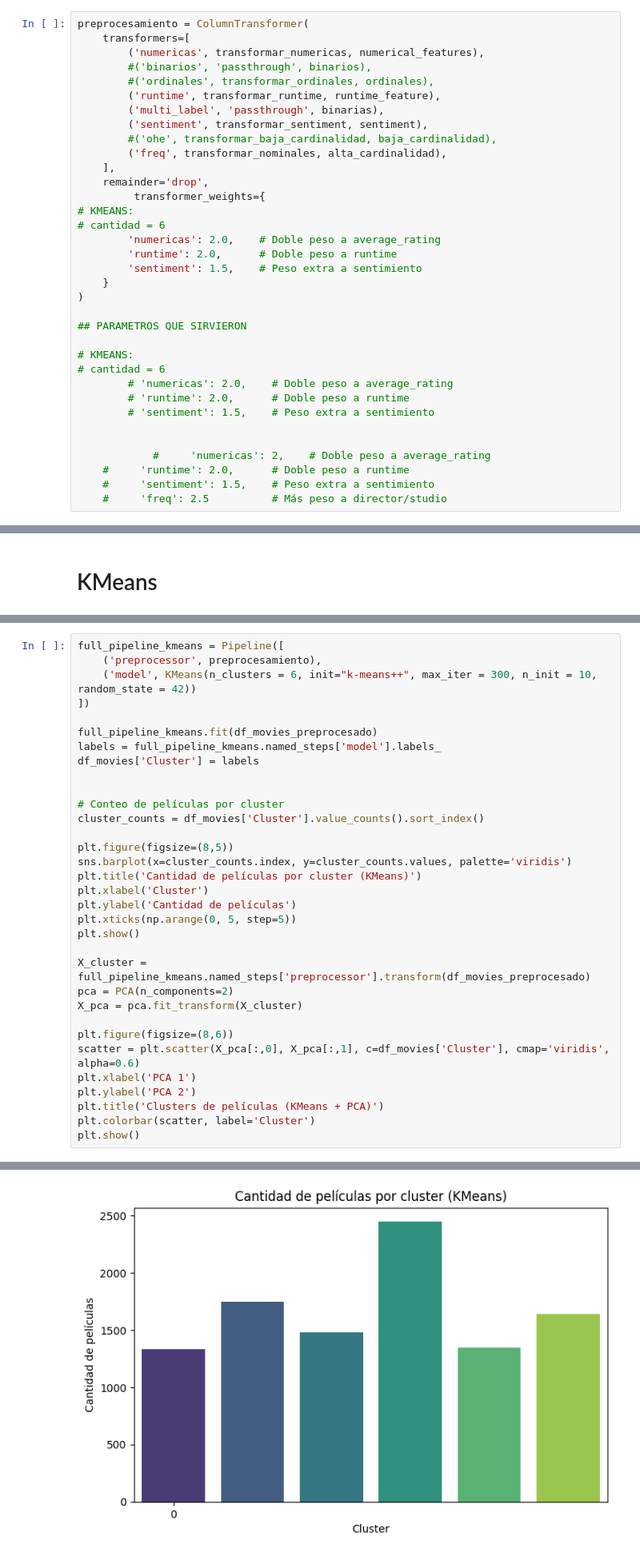
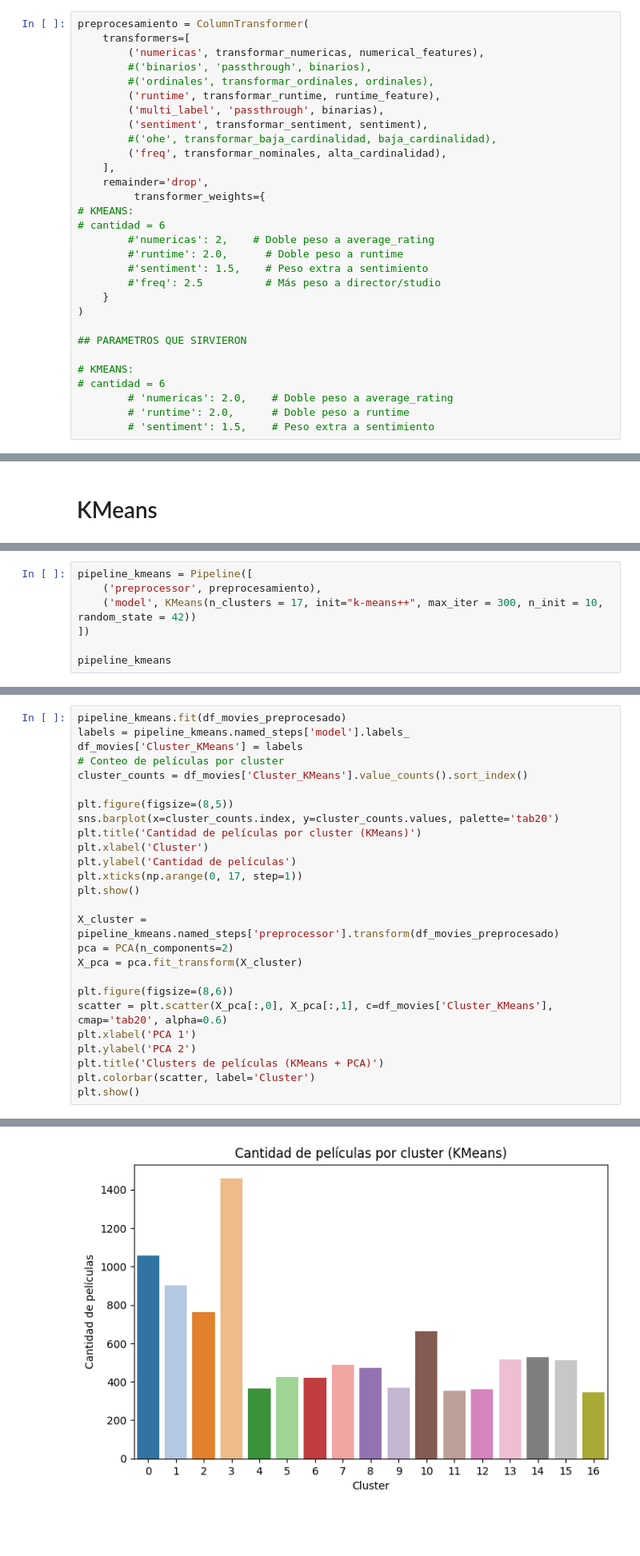
Before and after one commit to SantiagoCasado/Trabajo-Practica-Final, a Jupyter notebook: AdM_TP_codigo.ipynb, the cells around one changed output, grey strips where cells are left out. Shown at 80% size. Saved outputs shown, nothing was run; the diff lists cells and outputs as text; blank space fills up the shorter version.

```diff
--- a/AdM_TP_codigo.ipynb
+++ b/AdM_TP_codigo.ipynb
@@ -300,9 +309,10 @@ preprocesamiento = ColumnTransformer(
          transformer_weights={
 # KMEANS:
 # cantidad = 6
-        'numericas': 2.0,    # Doble peso a average_rating
-        'runtime': 2.0,      # Doble peso a runtime
-        'sentiment': 1.5,    # Peso extra a sentimiento
+        #'numericas': 2,    # Doble peso a average_rating
+        #'runtime': 2.0,      # Doble peso a runtime
+        #'sentiment': 1.5,    # Peso extra a sentimiento
+        #'freq': 2.5          # Más peso a director/studio
     }
 )
 
@@ -313,12 +323,6 @@ preprocesamiento = ColumnTransformer(
         # 'numericas': 2.0,    # Doble peso a average_rating
         # 'runtime': 2.0,      # Doble peso a runtime
         # 'sentiment': 1.5,    # Peso extra a sentimiento
-
-
-            #     'numericas': 2,    # Doble peso a average_rating
-    #     'runtime': 2.0,      # Doble peso a runtime
-    #     'sentiment': 1.5,    # Peso extra a sentimiento
-    #     'freq': 2.5          # Más peso a director/studio
 # %%
 pipeline = Pipeline(
     steps=[('preprocesamiento', preprocesamiento)]
@@ -442,0 +449,7 @@ plt.show()
+# %%
+pipeline_kmeans = Pipeline([
+    ('preprocessor', preprocesamiento),
+    ('model', KMeans(n_clusters = 17, init="k-means++", max_iter = 300, n_init = 10, random_state = 42))
+])
+
+pipeline_kmeans
@@ -443,31 +474,24 @@ plt.show()
 # %%
-full_pipeline_kmeans = Pipeline([
-    ('preprocessor', preprocesamiento),
-    ('model', KMeans(n_clusters = 6, init="k-means++", max_iter = 300, n_init = 10, random_state = 42))
-])
-
-full_pipeline_kmeans.fit(df_movies_preprocesado)
-labels = full_pipeline_kmeans.named_steps['model'].labels_
-df_movies['Cluster'] = labels
-
-
+pipeline_kmeans.fit(df_movies_preprocesado)
+labels = pipeline_kmeans.named_steps['model'].labels_
+df_movies['Cluster_KMeans'] = labels
 # Conteo de películas por cluster
-cluster_counts = df_movies['Cluster'].value_counts().sort_index()
+cluster_counts = df_movies['Cluster_KMeans'].value_counts().sort_index()
 
 plt.figure(figsize=(8,5))
-sns.barplot(x=cluster_counts.index, y=cluster_counts.values, palette='viridis')
+sns.barplot(x=cluster_counts.index, y=cluster_counts.values, palette='tab20')
 plt.title('Cantidad de películas por cluster (KMeans)')
 plt.xlabel('Cluster')
 plt.ylabel('Cantidad de películas')
-plt.xticks(np.arange(0, 5, step=5))
+plt.xticks(np.arange(0, 17, step=1))
 plt.show()
 
-X_cluster = full_pipeline_kmeans.named_steps['preprocessor'].transform(df_movies_preprocesado)
+X_cluster = pipeline_kmeans.named_steps['preprocessor'].transform(df_movies_preprocesado)
 pca = PCA(n_components=2)
 X_pca = pca.fit_transform(X_cluster)
 
 plt.figure(figsize=(8,6))
-scatter = plt.scatter(X_pca[:,0], X_pca[:,1], c=df_movies['Cluster'], cmap='viridis', alpha=0.6)
+scatter = plt.scatter(X_pca[:,0], X_pca[:,1], c=df_movies['Cluster_KMeans'], cmap='tab20', alpha=0.6)
 plt.xlabel('PCA 1')
 plt.ylabel('PCA 2')
 plt.title('Clusters de películas (KMeans + PCA)')
@@ -480 +504 @@ Passing `palette` without assigning `hue` is deprecated and will be removed in v
-[figure, old version]
+[figure, new version]
```
Also changed, not shown: parts of 30 cells of this notebook.
